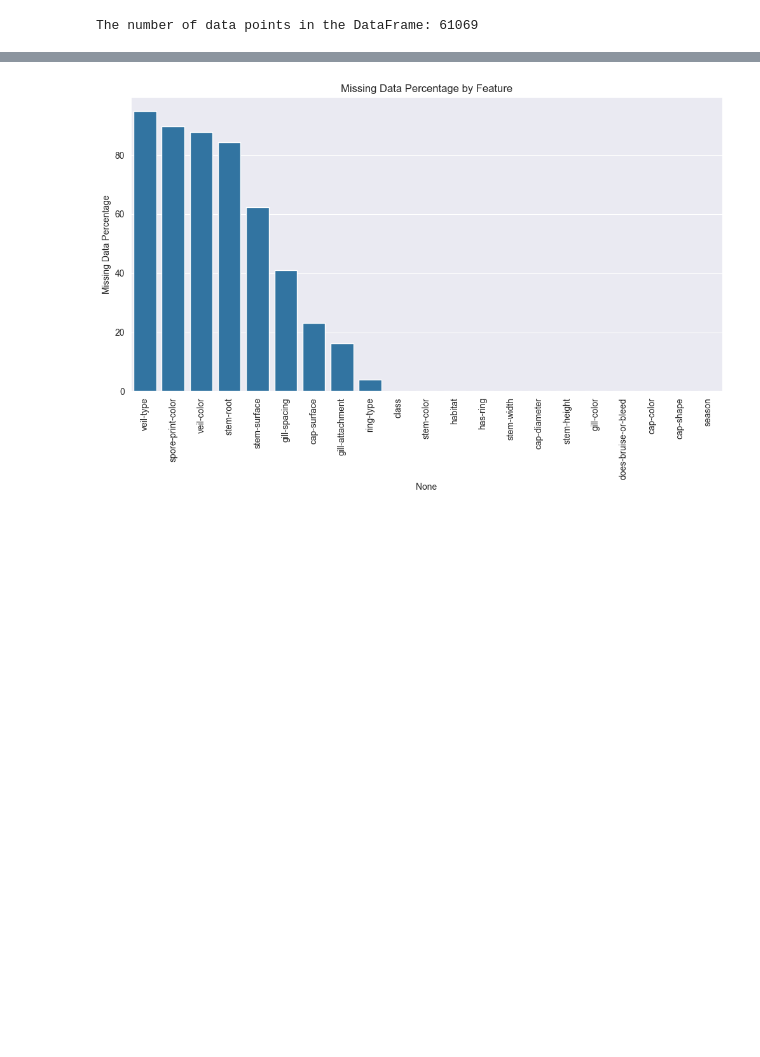
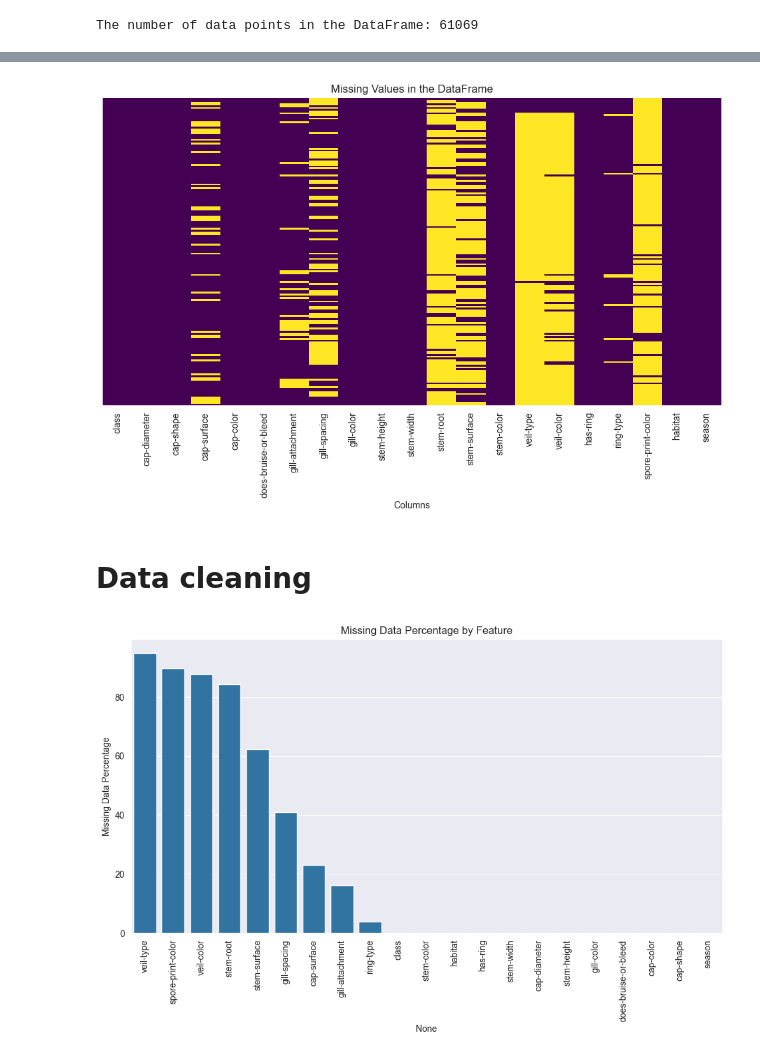
Before and after one commit to hmente/PoisonousMushroomPredictor, a Jupyter notebook: predictor.ipynb, the cells around one changed output, grey strips where cells are left out. Drawn from its saved outputs; the diff is of its cells as text; code cells hidden in the pictures; blank space fills up the shorter version.

```diff
--- a/predictor.ipynb
+++ b/predictor.ipynb
@@ -24 +71,12 @@ The number of data points in the DataFrame: 61069
+# %%
+# Plot null values on each column
+plt.figure(figsize=(12, 6))
+sns.heatmap(data.isnull(), cbar=False, yticklabels=False, cmap='viridis')
+plt.xlabel("Columns")
+plt.title("Missing Values in the DataFrame")
+plt.show()
+# %% [output]
+[figure, added]
+# %% [markdown]
+# Data cleaning
 # %%
```
Also changed, not shown: parts of 12 cells of this notebook.
